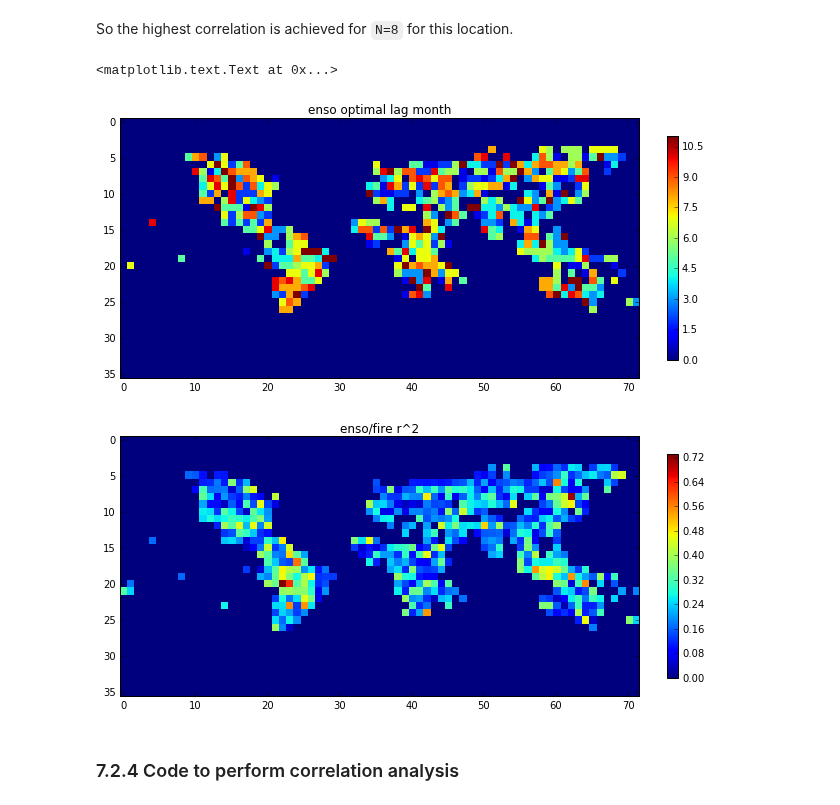
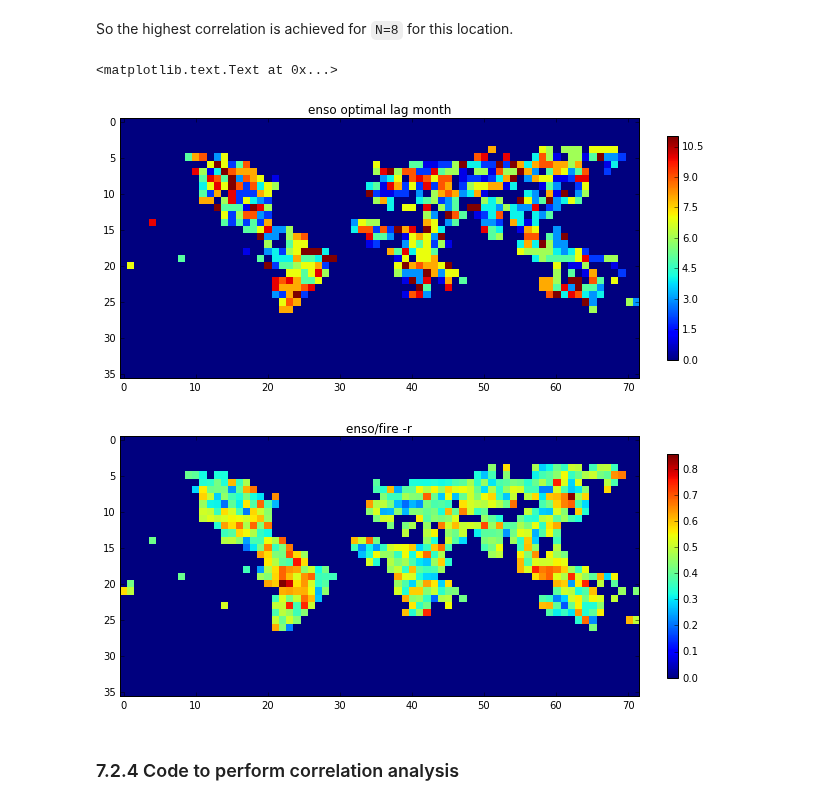
Before and after one commit to profLewis/geogg122, a Jupyter notebook: Chapter7_ENSO/ENSO.ipynb, the cells around one changed output. Cells and saved outputs as stored; diff of their text form; code cells hidden in the pictures.

```diff
--- a/Chapter7_ENSO/ENSO.ipynb
+++ b/Chapter7_ENSO/ENSO.ipynb
@@ -786,20 +786,23 @@ for N in xrange(12):
 # %%
 lag_month = np.argmax(r_2,axis=0)
 max_r2 = np.max(r_2,axis=0)
 
 plt.figure(figsize=(10,5))
 plt.imshow(lag_month,interpolation='nearest')
 plt.colorbar(fraction=0.02)
 plt.title('enso optimal lag month')
 
 plt.figure(figsize=(10,5))
-plt.imshow(max_r2,interpolation='nearest')
+plt.imshow(np.sqrt(max_r2),interpolation='nearest')
 plt.colorbar(fraction=0.02)
-plt.title('enso/fire r^2')
+plt.title('enso/fire -r')
+
+
+####### NEED TO EDIT BEYOND HERE
 # %% [output]
 <matplotlib.text.Text at 0x...>
 [figure]
-[figure, old version]
+[figure, new version]
 # %% [markdown]
 ### 7.2.4 Code to perform correlation analysis
 # %% [markdown]
```
